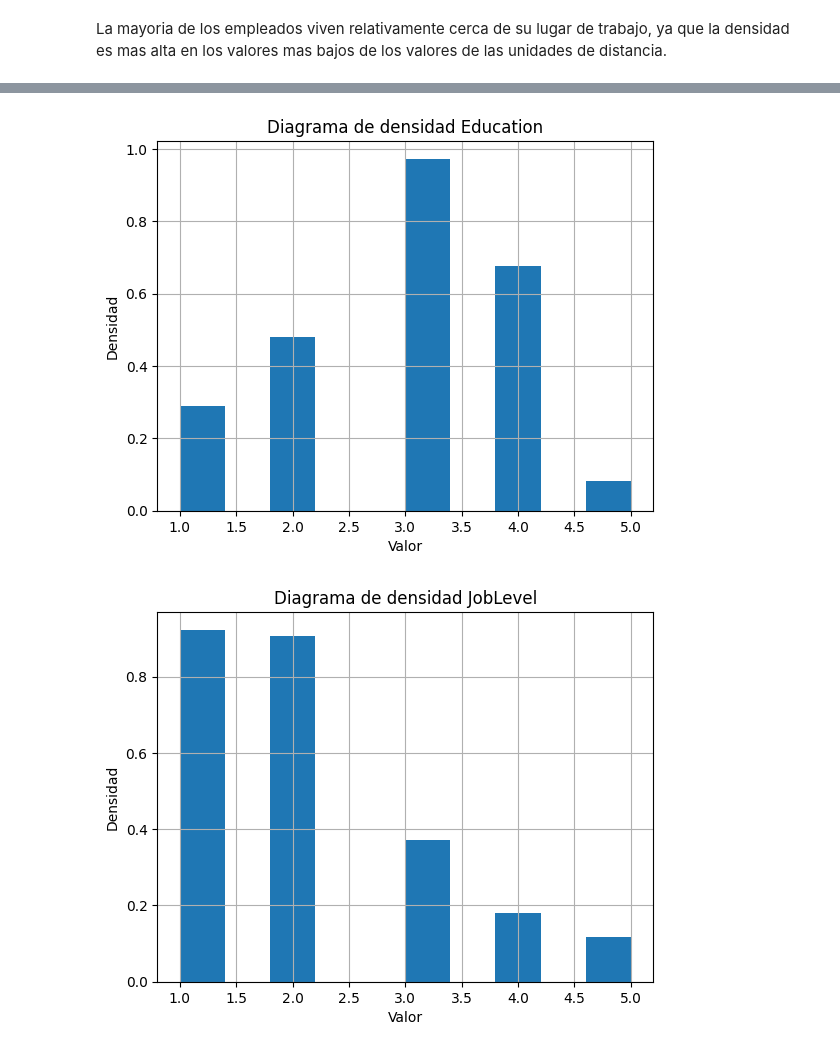
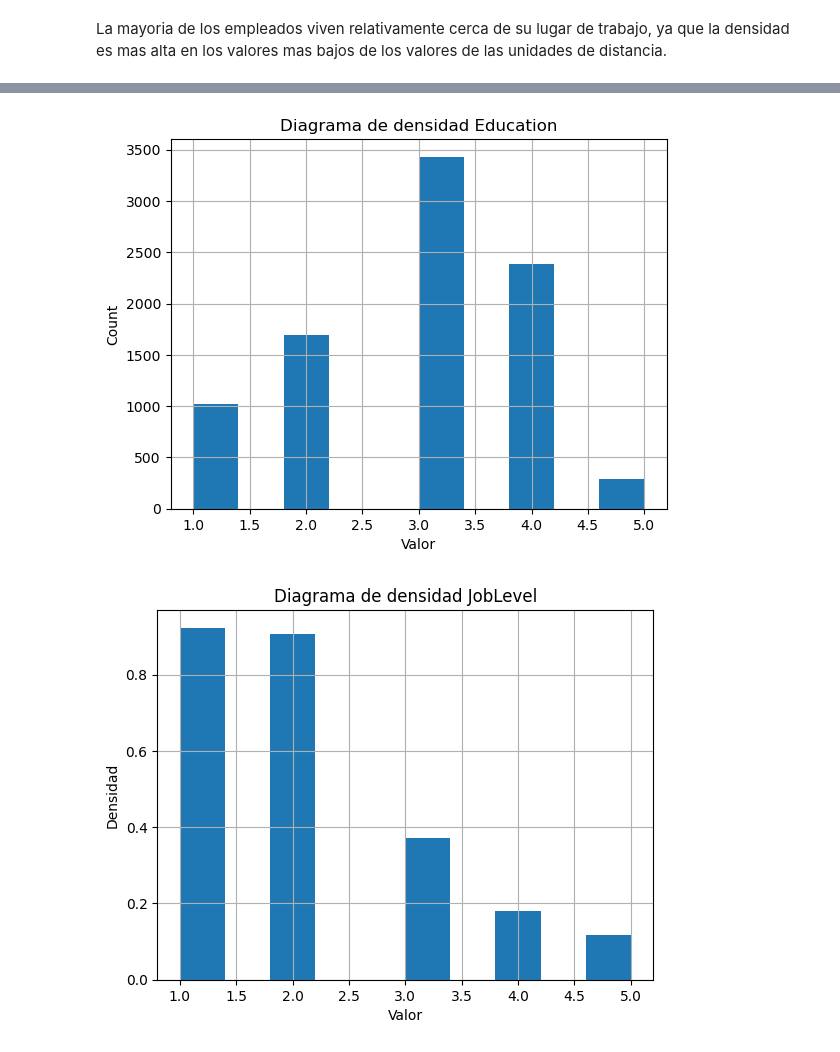
Before and after one commit to SantiRestrepoOlarte/ML_HumanResources, a Jupyter notebook: c_exploracion_de_datos.ipynb, the cells around one changed output, grey strips where cells are left out. Drawn from its saved outputs; the diff is of its cells as text; code cells hidden in the pictures.

```diff
--- a/c_exploracion_de_datos.ipynb
+++ b/c_exploracion_de_datos.ipynb
@@ -329,14 +407,14 @@ La mayoria de los empleados viven relativamente cerca de su lugar de trabajo, ya
 # %%
 # Diagrama de densidad de Education
-plt.hist(df['Education'], density=True)
+plt.hist(df['Education'])
 
 plt.xlabel('Valor')
-plt.ylabel('Densidad')
+plt.ylabel('Count')
 plt.title('Diagrama de densidad Education')
 plt.grid(True)
 plt.show()
 # %% [output]
-[figure, old version]
+[figure, new version]
 # %%
 # Diagrama de densidad de JobLevel
 plt.hist(df['JobLevel'], density=True)
```
Also changed, not shown: parts of 17 cells of this notebook, 1 other file.
